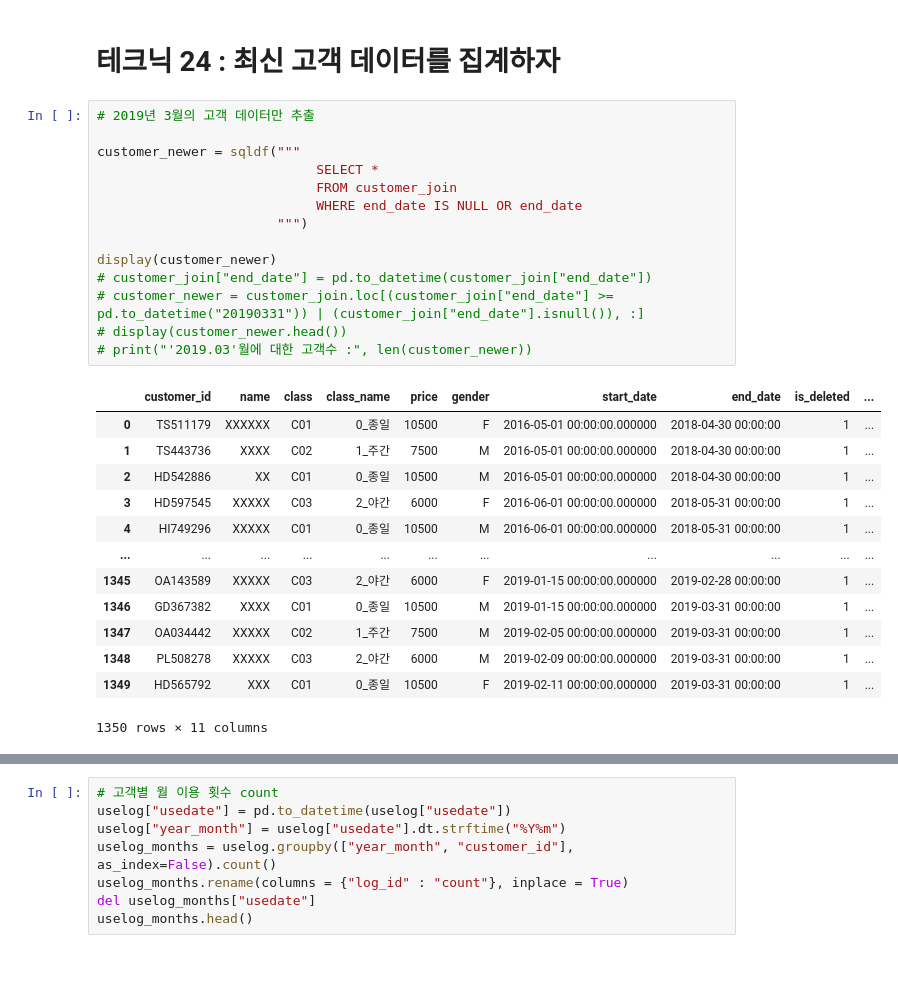
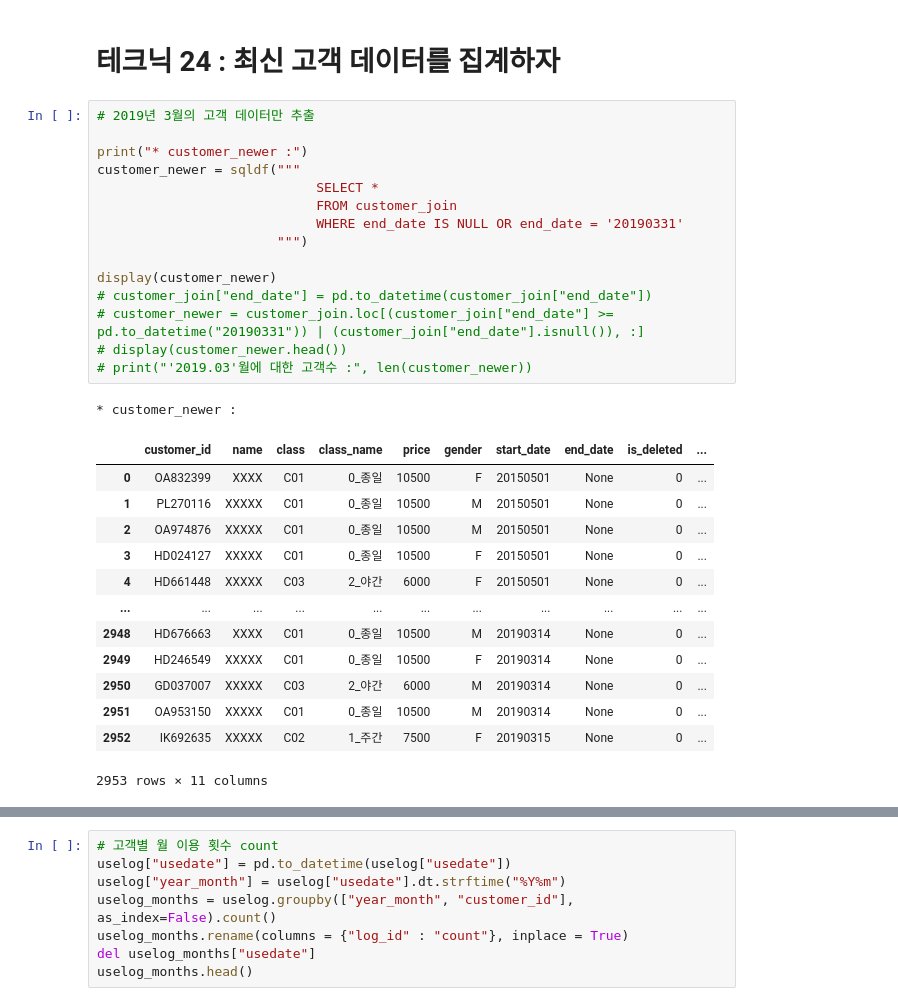
Before and after one commit to wooseok1152/python-data_analysis, a Jupyter notebook: 3장 고객의 전체 모습을 파악하는 테크닉 10.ipynb, the cells around one changed output, grey strips where cells are left out. Cells and saved outputs as stored; diff of their text form; blank space fills up the shorter version.

```diff
--- a/3장 고객의 전체 모습을 파악하는 테크닉 10.ipynb
+++ b/3장 고객의 전체 모습을 파악하는 테크닉 10.ipynb
@@ -208,30 +211,32 @@ print("* '2018.04.01'이후로 신규 가입을 한 고객수 :", len(customer_s
 # %%
 # 2019년 3월의 고객 데이터만 추출
 
+print("* customer_newer :")
 customer_newer = sqldf("""
                             SELECT *
                             FROM customer_join
-                            WHERE end_date IS NULL OR end_date
+                            WHERE end_date IS NULL OR end_date = '20190331'
                        """)
 
 display(customer_newer)
 # customer_join["end_date"] = pd.to_datetime(customer_join["end_date"])
 # customer_newer = customer_join.loc[(customer_join["end_date"] >= pd.to_datetime("20190331")) | (customer_join["end_date"].isnull()), :]
 # display(customer_newer.head())
 # print("'2019.03'월에 대한 고객수 :", len(customer_newer))
 # %% [output]
+* customer_newer :
 |  | customer_id | name | class | class_name | price | gender | start_date | end_date | is_deleted | ... |
-| 0 | TS511179 | XXXXXX | C01 | 0_종일 | 10500 | F | 2016-05-01 00:00:00.000000 | 2018-04-30 00:00:00 | 1 | ... |
-| 1 | TS443736 | XXXX | C02 | 1_주간 | 7500 | M | 2016-05-01 00:00:00.000000 | 2018-04-30 00:00:00 | 1 | ... |
-| 2 | HD542886 | XX | C01 | 0_종일 | 10500 | M | 2016-05-01 00:00:00.000000 | 2018-04-30 00:00:00 | 1 | ... |
-| 3 | HD597545 | XXXXX | C03 | 2_야간 | 6000 | F | 2016-06-01 00:00:00.000000 | 2018-05-31 00:00:00 | 1 | ... |
-| 4 | HI749296 | XXXXX | C01 | 0_종일 | 10500 | M | 2016-06-01 00:00:00.000000 | 2018-05-31 00:00:00 | 1 | ... |
+| 0 | OA832399 | XXXX | C01 | 0_종일 | 10500 | F | 20150501 | None | 0 | ... |
+| 1 | PL270116 | XXXXX | C01 | 0_종일 | 10500 | M | 20150501 | None | 0 | ... |
+| 2 | OA974876 | XXXXX | C01 | 0_종일 | 10500 | M | 20150501 | None | 0 | ... |
+| 3 | HD024127 | XXXXX | C01 | 0_종일 | 10500 | F | 20150501 | None | 0 | ... |
+| 4 | HD661448 | XXXXX | C03 | 2_야간 | 6000 | F | 20150501 | None | 0 | ... |
 | ... | ... | ... | ... | ... | ... | ... | ... | ... | ... | ... |
-| 1345 | OA143589 | XXXXX | C03 | 2_야간 | 6000 | F | 2019-01-15 00:00:00.000000 | 2019-02-28 00:00:00 | 1 | ... |
-| 1346 | GD367382 | XXXX | C01 | 0_종일 | 10500 | M | 2019-01-15 00:00:00.000000 | 2019-03-31 00:00:00 | 1 | ... |
-| 1347 | OA034442 | XXXXX | C02 | 1_주간 | 7500 | M | 2019-02-05 00:00:00.000000 | 2019-03-31 00:00:00 | 1 | ... |
-| 1348 | PL508278 | XXXXX | C03 | 2_야간 | 6000 | M | 2019-02-09 00:00:00.000000 | 2019-03-31 00:00:00 | 1 | ... |
-| 1349 | HD565792 | XXX | C01 | 0_종일 | 10500 | F | 2019-02-11 00:00:00.000000 | 2019-03-31 00:00:00 | 1 | ... |
+| 2948 | HD676663 | XXXX | C01 | 0_종일 | 10500 | M | 20190314 | None | 0 | ... |
+| 2949 | HD246549 | XXXXX | C01 | 0_종일 | 10500 | F | 20190314 | None | 0 | ... |
+| 2950 | GD037007 | XXXXX | C03 | 2_야간 | 6000 | M | 20190314 | None | 0 | ... |
+| 2951 | OA953150 | XXXXX | C01 | 0_종일 | 10500 | M | 20190314 | None | 0 | ... |
+| 2952 | IK692635 | XXXXX | C02 | 1_주간 | 7500 | F | 20190315 | None | 0 | ... |
-1350 rows × 11 columns
+2953 rows × 11 columns
 # %%
 # customer_newr 데이터 셋 내 'end_date'컬럼에 저장된 고유한 데이터 값 파악
```
Also changed, not shown: parts of 6 cells of this notebook.
